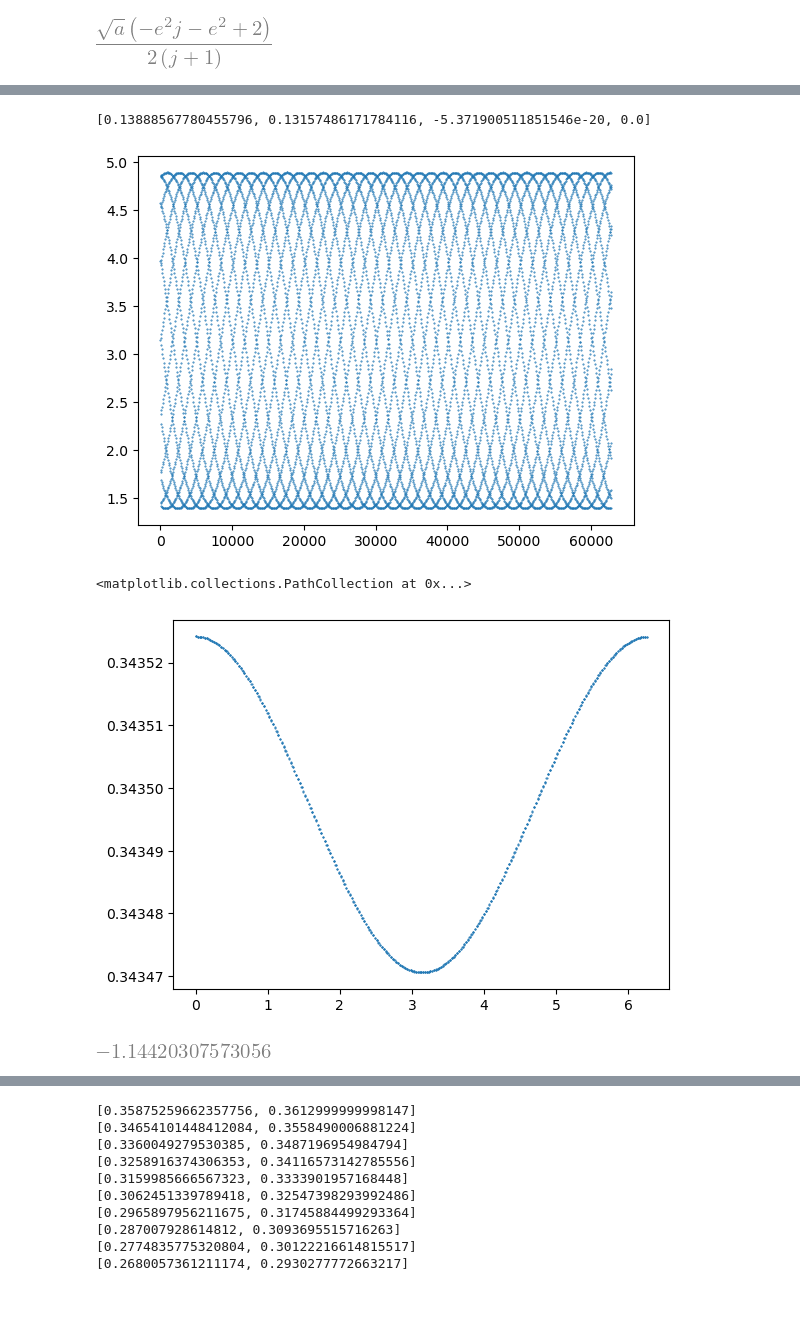
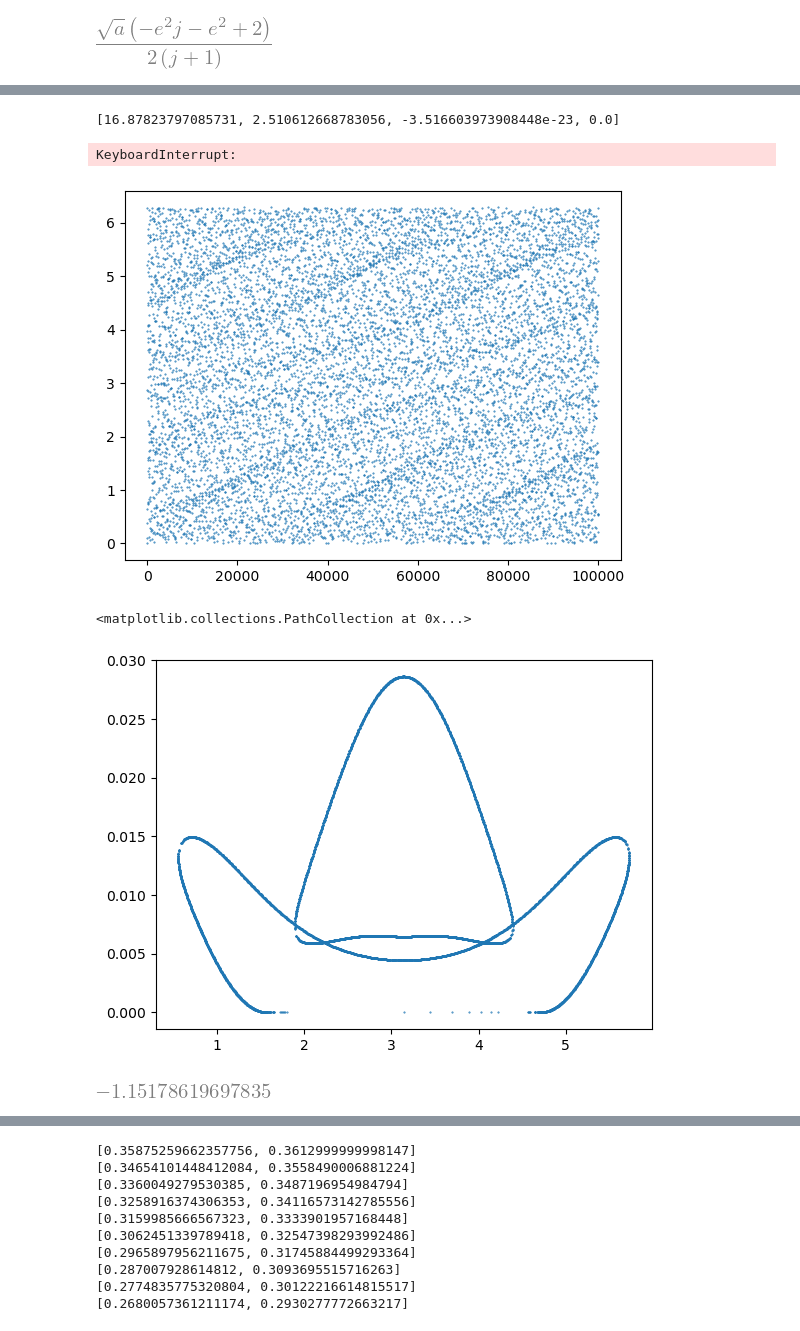
Before and after one commit to jtlaune/wc-apsidal-precession, a Jupyter notebook: paper-2-poincaire.ipynb, the cells around one changed output, grey strips where cells are left out. Drawn from its saved outputs; the diff is of its cells as text; code cells hidden in the pictures; blank space fills up the shorter version.

```diff
--- a/paper-2-poincaire.ipynb
+++ b/paper-2-poincaire.ipynb
@@ -46,9 +46,9 @@ params = {
     b: 1.8956507412695471,
     b1_3_2: 0,  # 12.08476062046314,
     b2_3_2: 0,  # 10.485706741948807,
-    ep: 0.0001,
-    om: 0,
-    omp: 0,
+    ep: 0.1,
+    om: 1e-2,
+    omp: 2e-2,
     np:np_sel,
     ap:ap_sel,
     "th0":npy.pi,
@@ -136,12 +140,10 @@ plt.plot(npy.linspace(0,2*npy.pi), _f(npy.linspace(0,2*npy.pi)))
 # %%
 th0val = npy.pi
 thpval = 0
-Hval = -1.1448 #-1.14488161255
-Jval = 0.03
-#Jpval = 0.354544486521116
+Hval = -1.14488161255
+Jval = 0.00000001
 
-Jpval = brentq(lambda x: _(th0val, thpval, Jval, x)-Hval, 0,0.35,xtol=1e-16)
-#thpval = brentq(lambda x: _(th0val, x, Jval, Jpval)-Hval, 0,npy.pi,xtol=1e-16)
+Jpval = brentq(lambda x: _(th0val, thpval, Jval, x)-Hval, 0,0.4,xtol=1e-16)
 
 initconds = [
     th0val,
@@ -187,11 +182,11 @@ def section_thp(t, x0):
 def section_th(t, x0):
     return npy.sin(x0[0])
 
-section_thp.direction = -1
-section_th.direction = 1
+#section_thp.direction = -1
+#section_th.direction = 1
 
-#teval = npy.linspace(0, 2 * npy.pi * 1e5, 10000)
-teval = npy.linspace(0, 2 * npy.pi * 1e4, 10000)
+teval = npy.linspace(0, 2 * npy.pi * 1e5, 10000)
+#teval = npy.linspace(0, 2 * npy.pi * 1e4, 10000)
 sol = sp.integrate.solve_ivp(
     func,
     [teval[0], teval[-1]],
@@ -203,32 +198,32 @@ sol = sp.integrate.solve_ivp(
     events=[section_thp, section_th],
 )
 # %% [output]
-[0.13888567780455796, 0.13157486171784116, -5.371900511851546e-20, 0.0]
+[16.87823797085731, 2.510612668783056, -3.516603973908448e-23, 0.0]
+KeyboardInterrupt:
 # %%
 plt.clf()
-plt.scatter(sol.t,sol.y[0,:]%(2*npy.pi),s=0.2)
-#plt.scatter(sol.t/(2*npy.pi),sol.y[1,:]%(2*npy.pi),s=0.2)
+#plt.scatter(sol.t,sol.y[0,:]%(2*npy.pi),s=0.2)
+plt.scatter(sol.t/(2*npy.pi),sol.y[1,:]%(2*npy.pi),s=0.2)
 #plt.scatter(sol.t,sol.y[2,:],s=0.2)
 #plt.scatter(sol.t,_(sol.y[0,:],sol.y[1,:],sol.y[2,:],sol.y[3,:],))
 plt.show()
 # %% [output]
-[figure, old version]
+[figure, new version]
 # %%
-#ev = sol.y_events[0]
-#te = sol.t_events[0]
-ev = sol.y_events[1]
-te = sol.t_events[1]
+ev = sol.y_events[0]
+te = sol.t_events[0]
+#ev = sol.y_events[1]
+#te = sol.t_events[1]
 
-#X = ev[:,0] % (2*npy.pi)
-#Y = ev[:,2]
-X = ev[:,1] % (2*npy.pi)
-Y = ev[:,3]
-#Y = -ev[:,3]+ev[:,2]
+X = ev[:,0] % (2*npy.pi)
+Y = ev[:,2]
+#X = ev[:,1] % (2*npy.pi)
+#Y = ev[:,3]
 
 plt.scatter(X,Y,s=0.2)
 # %% [output]
 <matplotlib.collections.PathCollection at 0x...>
-[figure, old version]
+[figure, new version]
 # %%
 H10 = (
     H1_expr.subs({th: params["th0"], thp: params["thp0"], J: 0.020255, Jp: 0.3613})
@@ -237,5 +232,5 @@ H10 = (
 )
 H10
 # %% [output]
-[figure, old version]
+[figure, new version]
 # %%
```
Also changed, not shown: parts of 9 cells of this notebook, 1 other file.
